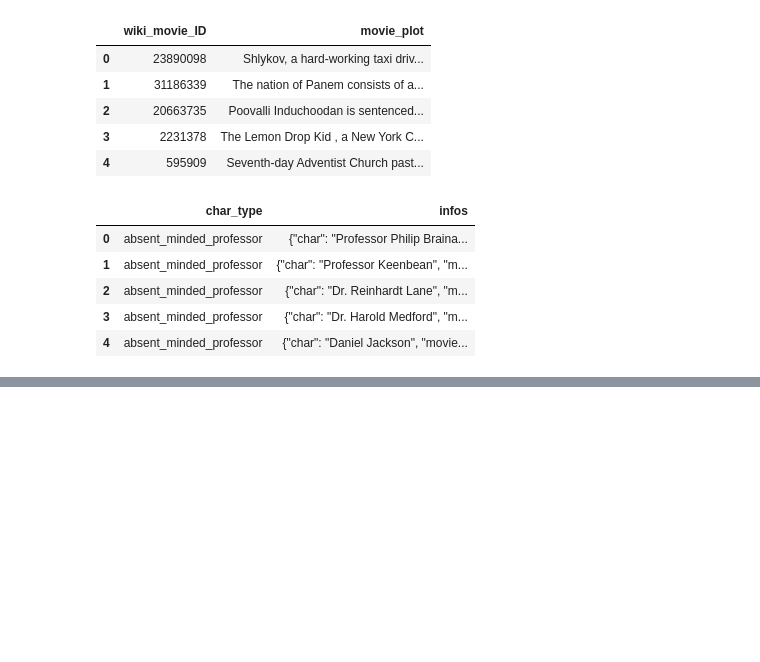
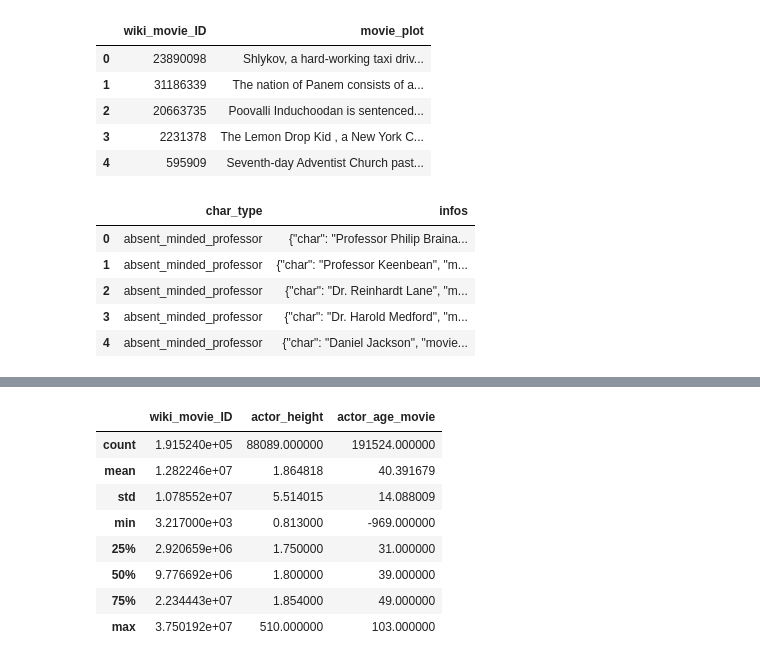
Before and after one commit to epfl-ada/ada-2022-project-armada, a Jupyter notebook: Marjo.ipynb, the cells around one changed output, grey strips where cells are left out. Cells and saved outputs as stored; diff of their text form; code cells hidden in the pictures; blank space fills up the shorter version.

```diff
--- a/Marjo.ipynb
+++ b/Marjo.ipynb
@@ -56,0 +139,12 @@ TypeError: 'method' object is not subscriptable
+# %%
+characters_male.describe()
+# %% [output]
+|  | wiki_movie_ID | actor_height | actor_age_movie |
+| count | 1.915240e+05 | 88089.000000 | 191524.000000 |
+| mean | 1.282246e+07 | 1.864818 | 40.391679 |
+| std | 1.078552e+07 | 5.514015 | 14.088009 |
+| min | 3.217000e+03 | 0.813000 | -969.000000 |
+| 25% | 2.920659e+06 | 1.750000 | 31.000000 |
+| 50% | 9.776692e+06 | 1.800000 | 39.000000 |
+| 75% | 2.234443e+07 | 1.854000 | 49.000000 |
+| max | 3.750192e+07 | 510.000000 | 103.000000 |
```
Also changed, not shown: parts of 16 cells of this notebook.
